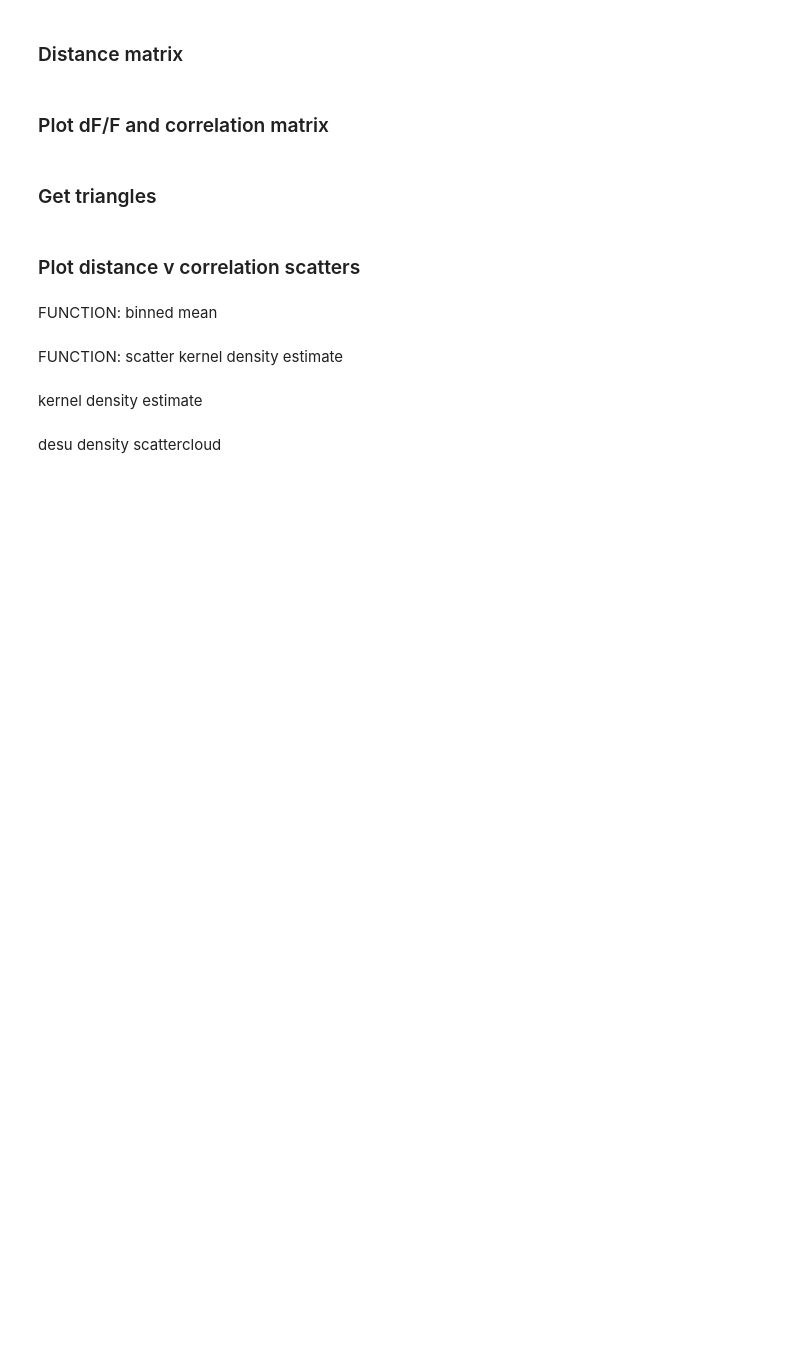
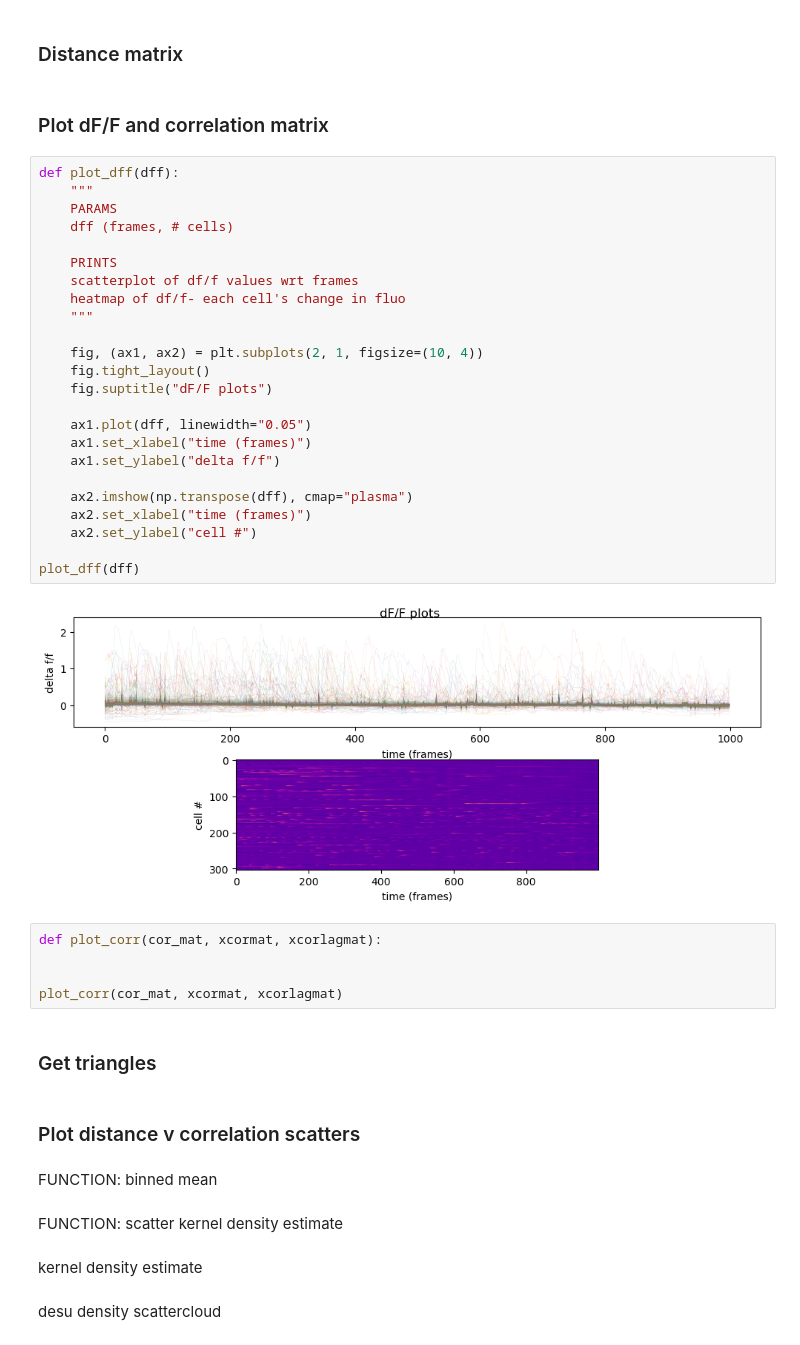
Before and after one commit to kath3rine/research, a Jupyter notebook: DFFpython.ipynb, the cells around one changed output. Cells and saved outputs as stored; diff of their text form; blank space fills up the shorter version.

Commit message:
dff plots

```diff
--- a/DFFpython.ipynb
+++ b/DFFpython.ipynb
@@ -311,6 +372,37 @@ ax2.axhline(y = 0, linewidth=0.2, color='g')
 ### Distance matrix
 # %% [markdown]
 ### Plot dF/F and correlation matrix
+# %%
+def plot_dff(dff):
+    """
+    PARAMS
+    dff (frames, # cells)
+
+    PRINTS
+    scatterplot of df/f values wrt frames
+    heatmap of df/f- each cell's change in fluo
+    """
+
+    fig, (ax1, ax2) = plt.subplots(2, 1, figsize=(10, 4))
+    fig.tight_layout()
+    fig.suptitle("dF/F plots")
+
+    ax1.plot(dff, linewidth="0.05")
+    ax1.set_xlabel("time (frames)")
+    ax1.set_ylabel("delta f/f")
+
+    ax2.imshow(np.transpose(dff), cmap="plasma")
+    ax2.set_xlabel("time (frames)")
+    ax2.set_ylabel("cell #")
+
+plot_dff(dff)
+# %% [output]
+[figure, added]
+# %%
+def plot_corr(cor_mat, xcormat, xcorlagmat):
+
+
+plot_corr(cor_mat, xcormat, xcorlagmat)
 # %% [markdown]
 ### Get triangles
 # %% [markdown]
```
Also changed, not shown: parts of 10 cells of this notebook.
